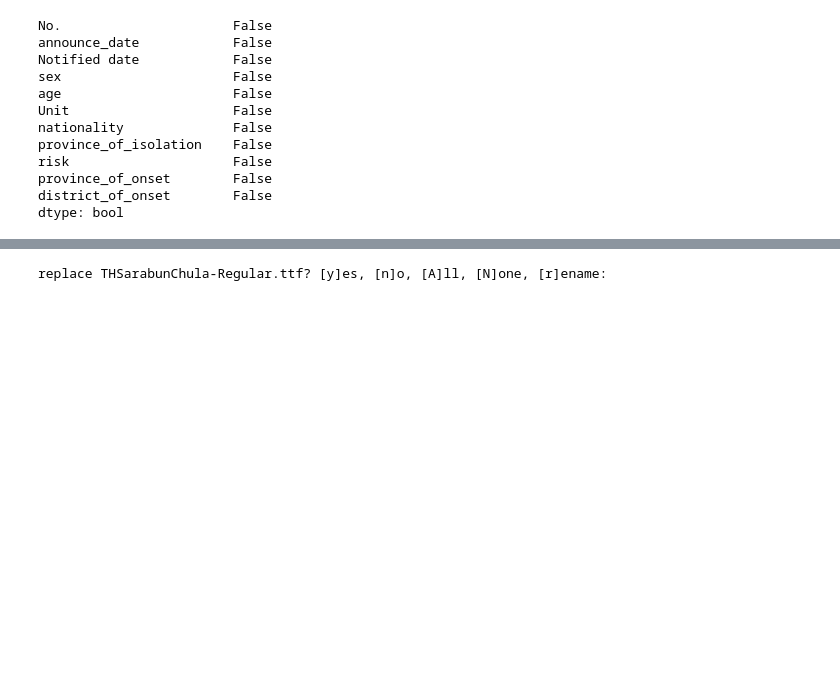
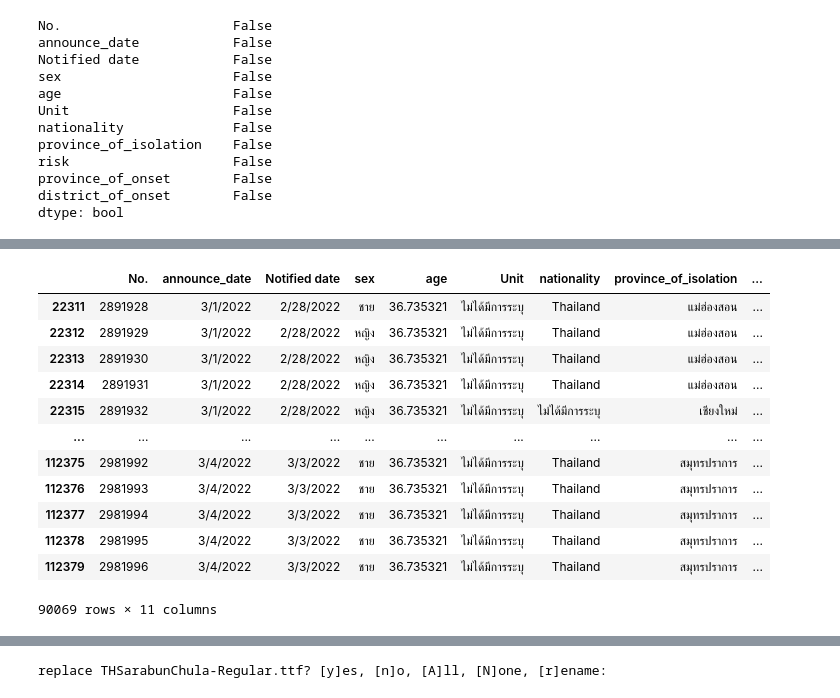
Before and after one commit to 6230204513/data_viz_2022, a Jupyter notebook: DataViz04_Data_Comparison.ipynb, the cells around one changed output, grey strips where cells are left out. Saved outputs shown, nothing was run; the diff lists cells and outputs as text; code cells hidden in the pictures; blank space fills up the shorter version.

```diff
--- a/DataViz04_Data_Comparison.ipynb
+++ b/DataViz04_Data_Comparison.ipynb
@@ -552,0 +559,16 @@ HW_c
+# %%
+sum_HW
+# %% [output]
+|  | No. | announce_date | Notified date | sex | age | Unit | nationality | province_of_isolation | ... |
+| 22311 | 2891928 | 3/1/2022 | 2/28/2022 | ชาย | 36.735321 | ไม่ได้มีการระบุ | Thailand | แม่ฮ่องสอน | ... |
+| 22312 | 2891929 | 3/1/2022 | 2/28/2022 | หญิง | 36.735321 | ไม่ได้มีการระบุ | Thailand | แม่ฮ่องสอน | ... |
+| 22313 | 2891930 | 3/1/2022 | 2/28/2022 | หญิง | 36.735321 | ไม่ได้มีการระบุ | Thailand | แม่ฮ่องสอน | ... |
+| 22314 | 2891931 | 3/1/2022 | 2/28/2022 | หญิง | 36.735321 | ไม่ได้มีการระบุ | Thailand | แม่ฮ่องสอน | ... |
+| 22315 | 2891932 | 3/1/2022 | 2/28/2022 | หญิง | 36.735321 | ไม่ได้มีการระบุ | ไม่ได้มีการระบุ | เชียงใหม่ | ... |
+| ... | ... | ... | ... | ... | ... | ... | ... | ... | ... |
+| 112375 | 2981992 | 3/4/2022 | 3/3/2022 | ชาย | 36.735321 | ไม่ได้มีการระบุ | Thailand | สมุทรปราการ | ... |
+| 112376 | 2981993 | 3/4/2022 | 3/3/2022 | ชาย | 36.735321 | ไม่ได้มีการระบุ | Thailand | สมุทรปราการ | ... |
+| 112377 | 2981994 | 3/4/2022 | 3/3/2022 | ชาย | 36.735321 | ไม่ได้มีการระบุ | Thailand | สมุทรปราการ | ... |
+| 112378 | 2981995 | 3/4/2022 | 3/3/2022 | ชาย | 36.735321 | ไม่ได้มีการระบุ | Thailand | สมุทรปราการ | ... |
+| 112379 | 2981996 | 3/4/2022 | 3/3/2022 | ชาย | 36.735321 | ไม่ได้มีการระบุ | Thailand | สมุทรปราการ | ... |
+90069 rows × 11 columns
```
Also changed, not shown: parts of 11 cells of this notebook.
